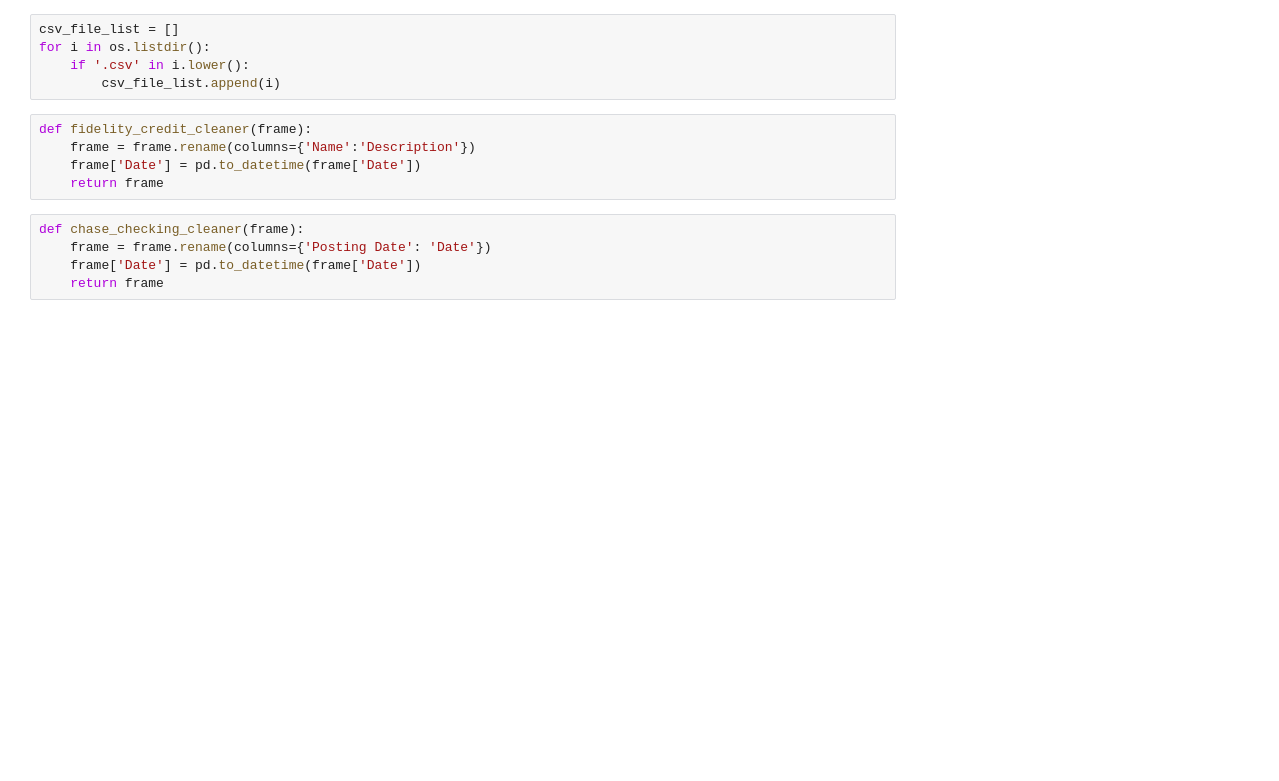
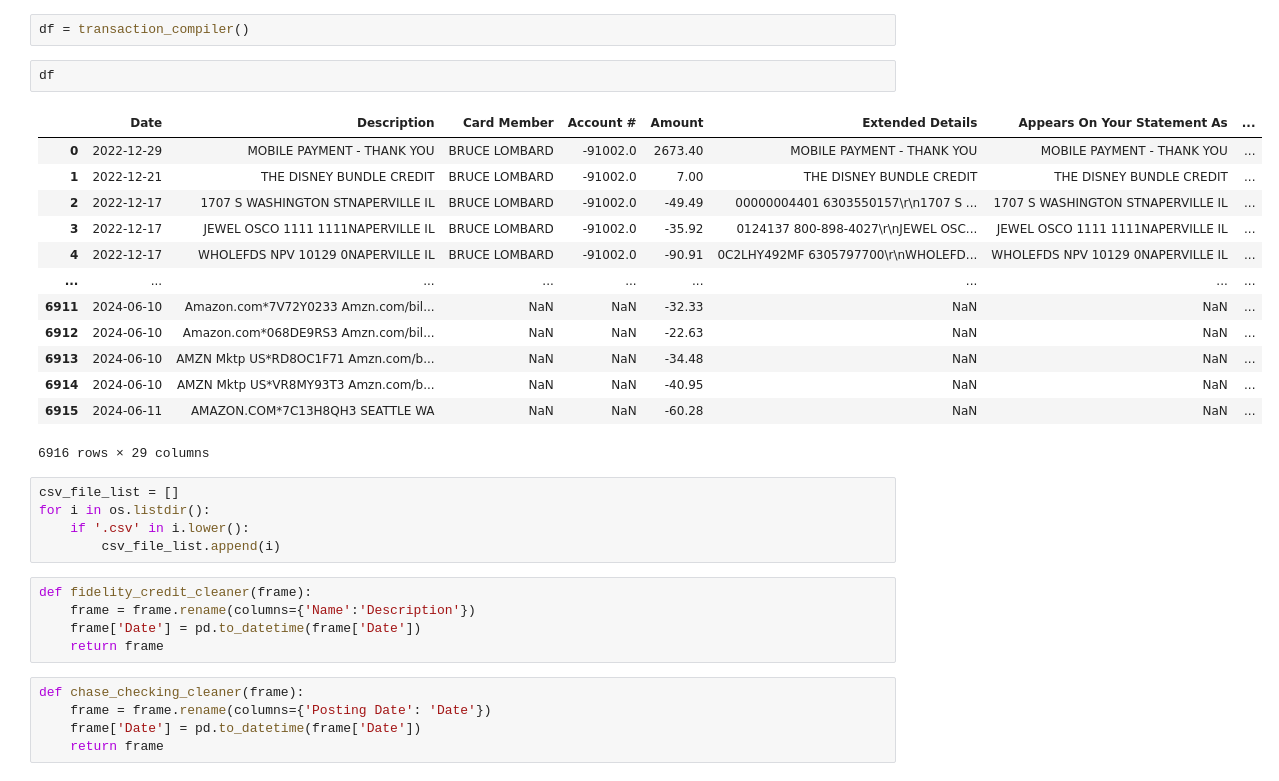
Before and after one commit to blombard24/financial-account-analysis, a Jupyter notebook: account_mapper.ipynb, the cells around one changed output. Cells and saved outputs as stored; diff of their text form; blank space fills up the shorter version.

```diff
--- a/account_mapper.ipynb
+++ b/account_mapper.ipynb
@@ -17,3 +20,21 @@ pd.set_option('display.max_rows', 51)
+# %%
+df = transaction_compiler()
+# %%
+df
+# %% [output]
+|  | Date | Description | Card Member | Account # | Amount | Extended Details | Appears On Your Statement As | ... |
+| 0 | 2022-12-29 | MOBILE PAYMENT - THANK YOU | BRUCE LOMBARD | -91002.0 | 2673.40 | MOBILE PAYMENT - THANK YOU | MOBILE PAYMENT - THANK YOU | ... |
+| 1 | 2022-12-21 | THE DISNEY BUNDLE CREDIT | BRUCE LOMBARD | -91002.0 | 7.00 | THE DISNEY BUNDLE CREDIT | THE DISNEY BUNDLE CREDIT | ... |
+| 2 | 2022-12-17 | 1707 S WASHINGTON STNAPERVILLE IL | BRUCE LOMBARD | -91002.0 | -49.49 | 00000004401 6303550157\r\n1707 S ... | 1707 S WASHINGTON STNAPERVILLE IL | ... |
+| 3 | 2022-12-17 | JEWEL OSCO 1111 1111NAPERVILLE IL | BRUCE LOMBARD | -91002.0 | -35.92 | 0124137 800-898-4027\r\nJEWEL OSC... | JEWEL OSCO 1111 1111NAPERVILLE IL | ... |
+| 4 | 2022-12-17 | WHOLEFDS NPV 10129 0NAPERVILLE IL | BRUCE LOMBARD | -91002.0 | -90.91 | 0C2LHY492MF 6305797700\r\nWHOLEFD... | WHOLEFDS NPV 10129 0NAPERVILLE IL | ... |
+| ... | ... | ... | ... | ... | ... | ... | ... | ... |
+| 6911 | 2024-06-10 | Amazon.com*7V72Y0233 Amzn.com/bil... | NaN | NaN | -32.33 | NaN | NaN | ... |
+| 6912 | 2024-06-10 | Amazon.com*068DE9RS3 Amzn.com/bil... | NaN | NaN | -22.63 | NaN | NaN | ... |
+| 6913 | 2024-06-10 | AMZN Mktp US*RD8OC1F71 Amzn.com/b... | NaN | NaN | -34.48 | NaN | NaN | ... |
+| 6914 | 2024-06-10 | AMZN Mktp US*VR8MY93T3 Amzn.com/b... | NaN | NaN | -40.95 | NaN | NaN | ... |
+| 6915 | 2024-06-11 | AMAZON.COM*7C13H8QH3 SEATTLE WA | NaN | NaN | -60.28 | NaN | NaN | ... |
+6916 rows × 29 columns
 # %%
 csv_file_list = []
 for i in os.listdir():
```
Also changed, not shown: parts of 1 cell of this notebook, 1 other file.
